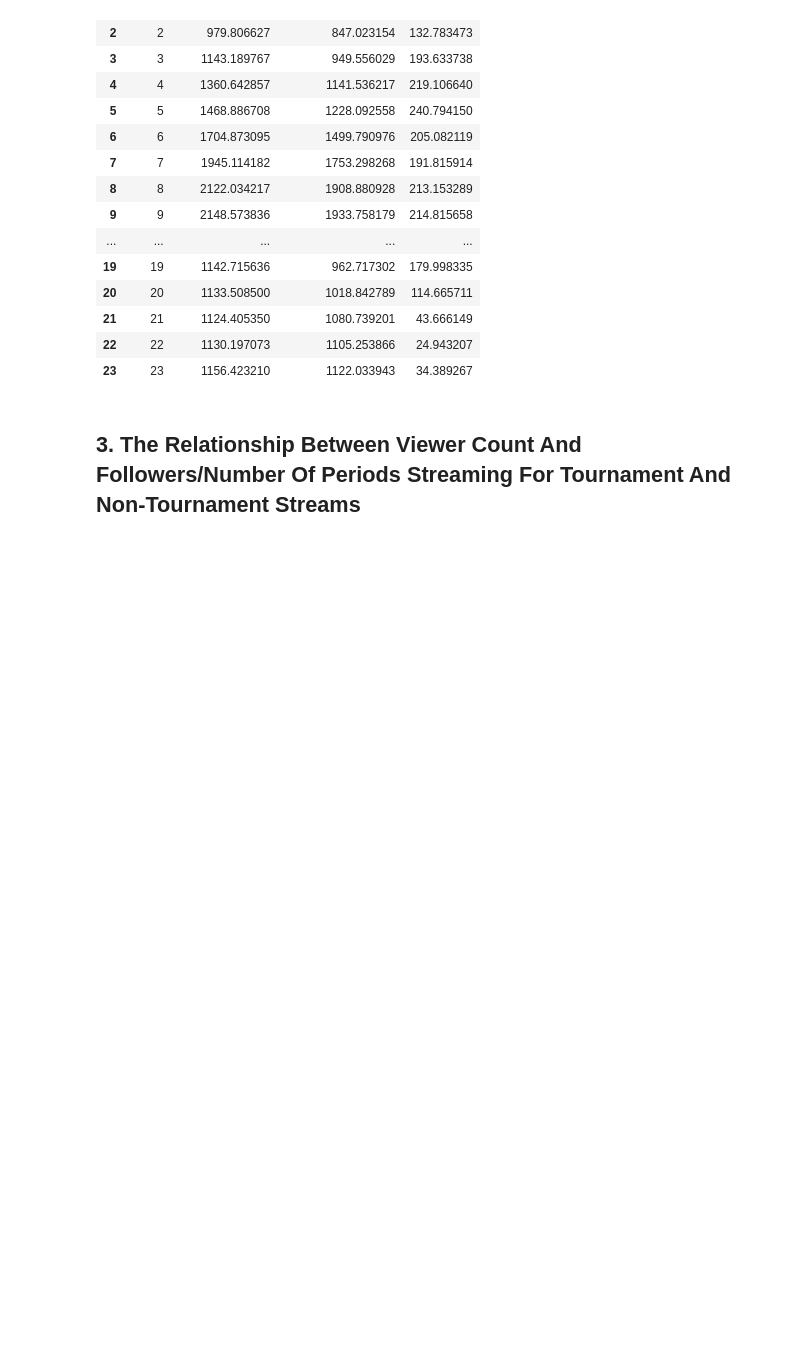
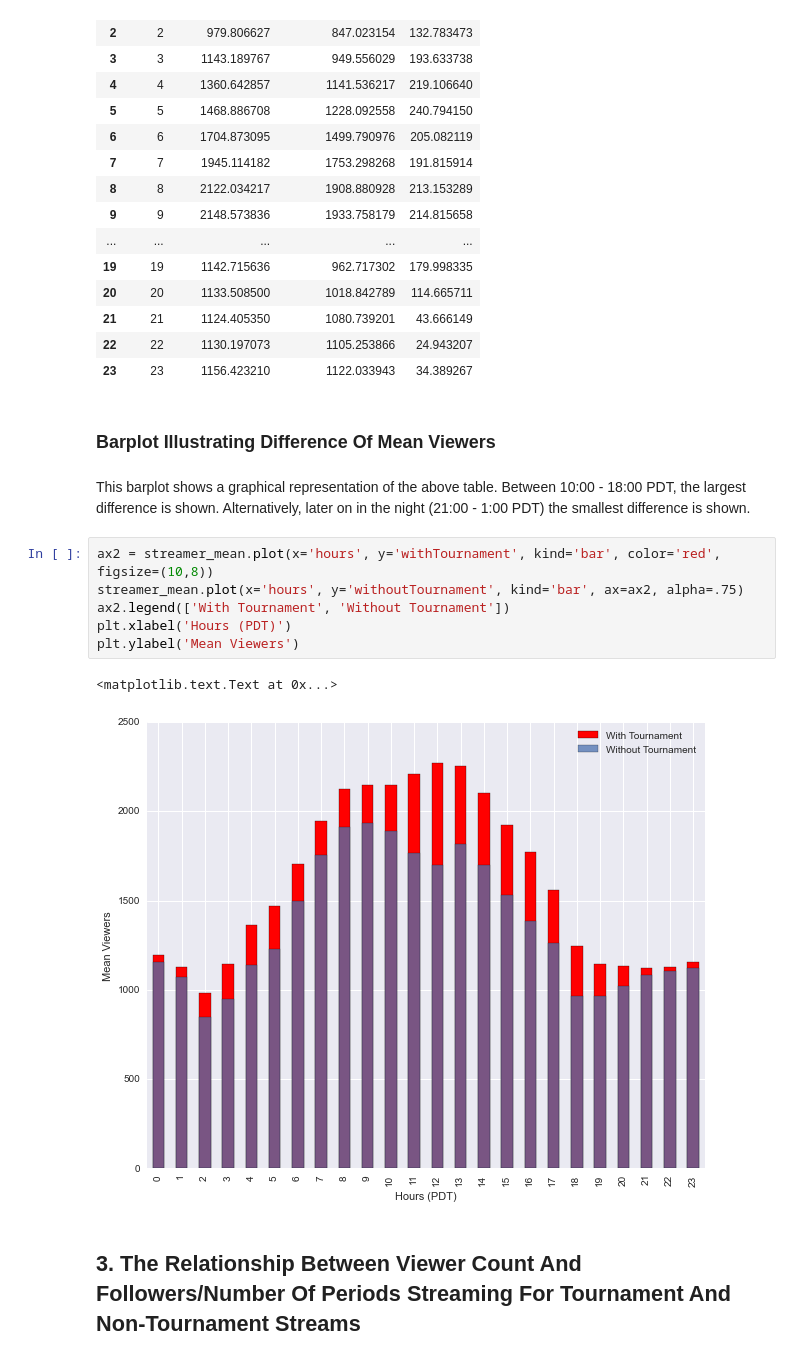
Before and after one commit to sslampa/twitch-repo, a Jupyter notebook: Single/Main - Population.ipynb, the cells around one changed output. Saved outputs shown, nothing was run; the diff lists cells and outputs as text; blank space fills up the shorter version.

```diff
--- a/Single/Main - Population.ipynb
+++ b/Single/Main - Population.ipynb
@@ -115,6 +123,19 @@ streamer_mean.reset_index(drop=True)
 | 21 | 21 | 1124.405350 | 1080.739201 | 43.666149 |
 | 22 | 22 | 1130.197073 | 1105.253866 | 24.943207 |
 | 23 | 23 | 1156.423210 | 1122.033943 | 34.389267 |
+# %% [markdown]
+### Barplot Illustrating Difference Of Mean Viewers
+# %% [markdown]
+This barplot shows a graphical representation of the above table. Between 10:00 - 18:00 PDT, the largest difference is shown. Alternatively, later on in the night (21:00 - 1:00 PDT) the smallest difference is shown.
+# %%
+ax2 = streamer_mean.plot(x='hours', y='withTournament', kind='bar', color='red', figsize=(10,8))
+streamer_mean.plot(x='hours', y='withoutTournament', kind='bar', ax=ax2, alpha=.75)
+ax2.legend(['With Tournament', 'Without Tournament'])
+plt.xlabel('Hours (PDT)')
+plt.ylabel('Mean Viewers')
+# %% [output]
+<matplotlib.text.Text at 0x...>
+[figure, added]
 # %% [markdown]
 ## 3. The Relationship Between Viewer Count And Followers/Number Of Periods Streaming For Tournament And Non-Tournament Streams
 # %% [markdown]
```
Also changed, not shown: parts of 6 cells of this notebook.
